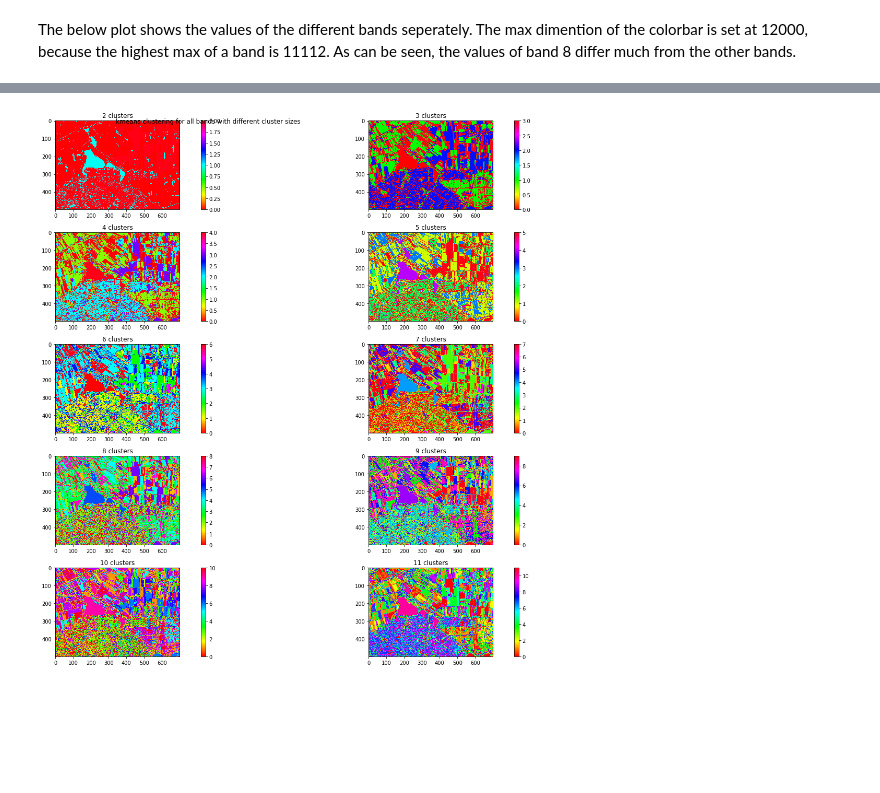
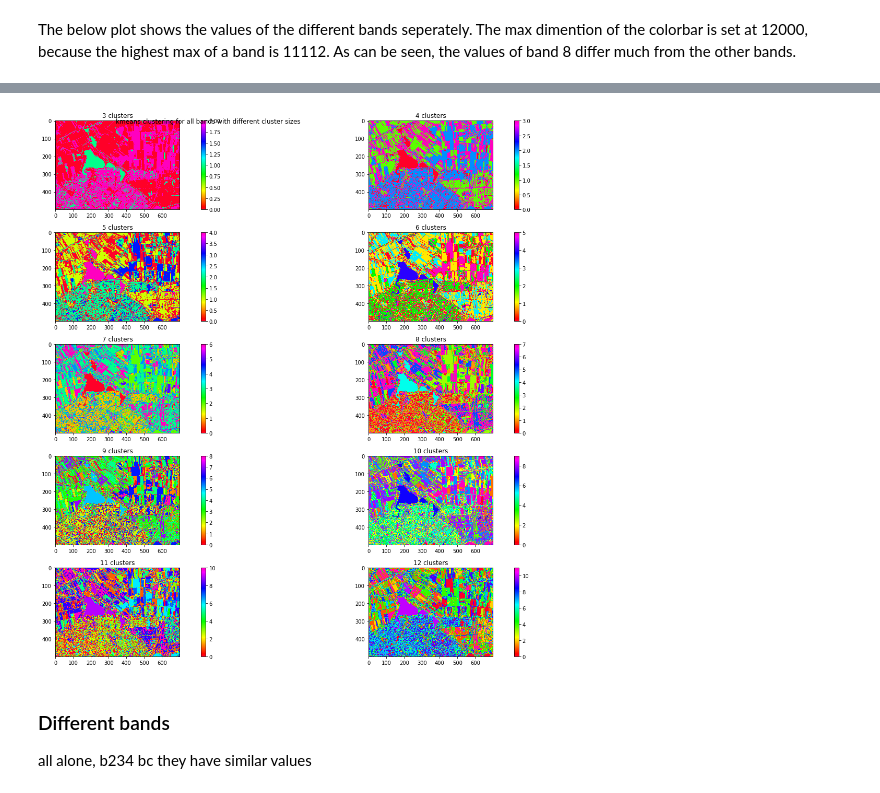
Before and after one commit to Lisageers/geo1001_hw02, a Jupyter notebook: hw02_Lisa_new.ipynb, the cells around one changed output, grey strips where cells are left out. Saved outputs shown, nothing was run; the diff lists cells and outputs as text; code cells hidden in the pictures; blank space fills up the shorter version.

```diff
--- a/hw02_Lisa_new.ipynb
+++ b/hw02_Lisa_new.ipynb
@@ -38,25 +38,25 @@ The below plot shows the values of the different bands seperately. The max dimen
 fig = plt.figure()
 fig.suptitle("10 m resolution bands")
 ax1 = fig.add_subplot(221)
-im = ax1.imshow(all_bands[:,:,0], cmap='hsv')
+im = ax1.imshow(all_bands[:,:,0], cmap='gist_rainbow')
 im.set_clim(0, 12000)
 ax1.set_title('Window band 2')
 fig.colorbar(im, ax=ax1)
 
 ax2 = fig.add_subplot(222)
-im = ax2.imshow(all_bands[:,:,1], cmap='hsv')
+im = ax2.imshow(all_bands[:,:,1], cmap='gist_rainbow')
 im.set_clim(0, 12000)
 ax2.set_title('Window band 3')
 fig.colorbar(im, ax=ax2)
 
 ax3 = fig.add_subplot(223)
-im = ax3.imshow(all_bands[:,:,2], cmap='hsv')
+im = ax3.imshow(all_bands[:,:,2], cmap='gist_rainbow')
 im.set_clim(0, 12000)
 ax3.set_title('Window band 4')
 fig.colorbar(im, ax=ax3)
 
 ax4 = fig.add_subplot(224)
-im = ax4.imshow(all_bands[:,:,3], cmap='hsv')
+im = ax4.imshow(all_bands[:,:,3], cmap='gist_rainbow')
 im.set_clim(0, 12000)
 ax4.set_title('Window band 8')
 fig.colorbar(im, ax=ax4)
@@ -86,14 +88,18 @@ As can be seen from the plot below, there is a big difference in the number of c
 # %%
 fig, axs = plt.subplots(5, 2, figsize=[20,15])
 axs = axs.ravel()
 fig.suptitle("kmeans clustering for all bands with different cluster sizes")
 
 for i in range(len(clusterlist)):
-    im = axs[i].imshow(clusterlist[i], cmap='hsv')
-    axs[i].set_title(f'{i+2} clusters')
+    im = axs[i].imshow(clusterlist[i], cmap='gist_rainbow')
+    axs[i].set_title(f'{i+3} clusters')
     fig.colorbar(im, ax=axs[i])
 
 fig.tight_layout()
 plt.show()
 # %% [output]
-[figure, old version]
+[figure, new version]
+# %% [markdown]
+### Different bands
+
+all alone, b234 bc they have similar values
```
Also changed, not shown: parts of 8 cells of this notebook.
